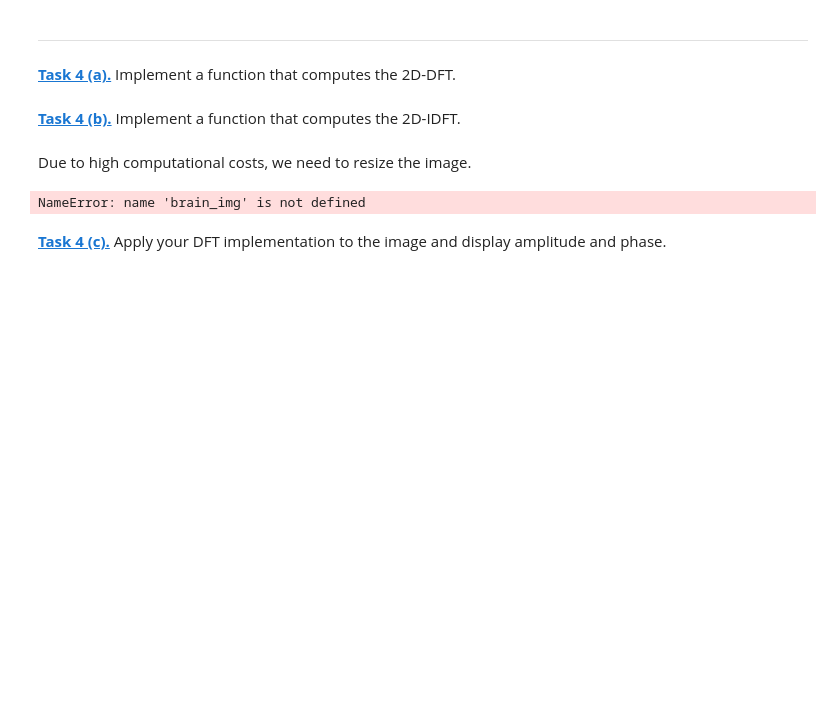
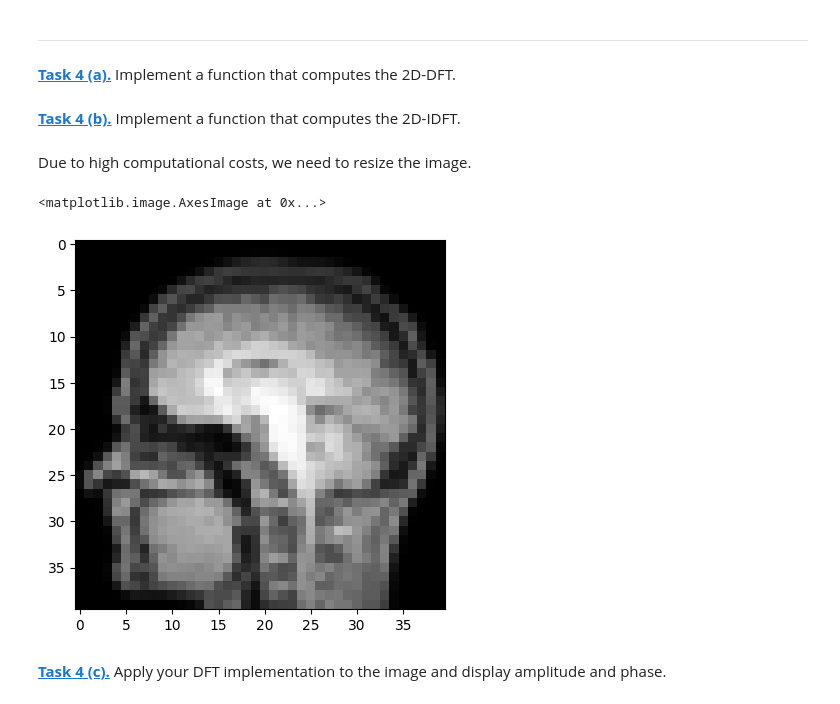
Before and after one commit to leventetn/mobi-fs5-python, a Jupyter notebook: fourier.ipynb, the cells around one changed output. Drawn from its saved outputs; the diff is of its cells as text; code cells hidden in the pictures; blank space fills up the shorter version.

```diff
--- a/fourier.ipynb
+++ b/fourier.ipynb
@@ -221,9 +221,10 @@ def idft(img) :
 # %% [markdown]
 Due to high computational costs, we need to resize the image.
 # %%
-test_img = resize(brain_img, (40, 40))
+test_img = resize(brain_ct, (40, 40))
 plt.imshow(test_img, 'gray')
 # %% [output]
-NameError: name 'brain_img' is not defined
+<matplotlib.image.AxesImage at 0x...>
+[figure, added]
 # %% [markdown]
 **[Task 4 (c).]()** Apply your DFT implementation to the image and display amplitude and phase.
```
Also changed, not shown: parts of 7 cells of this notebook.
